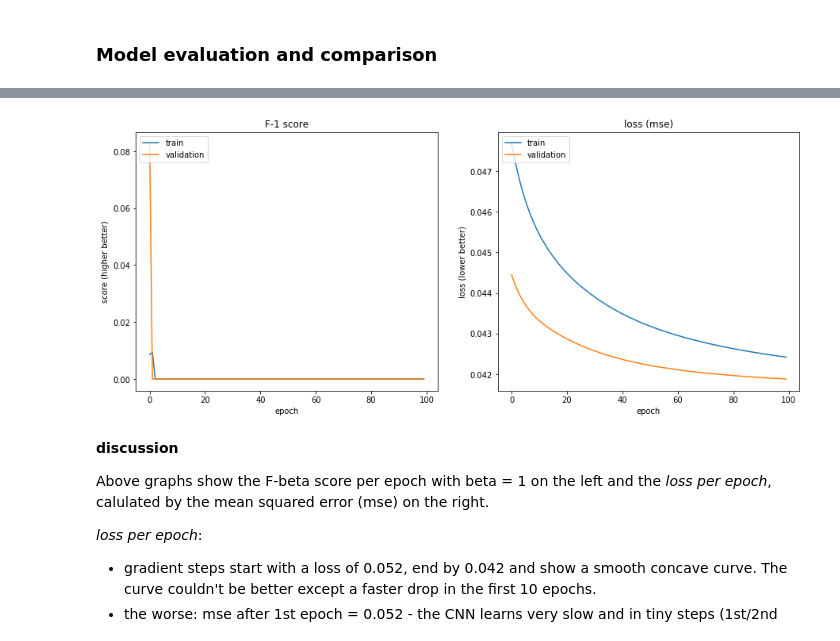
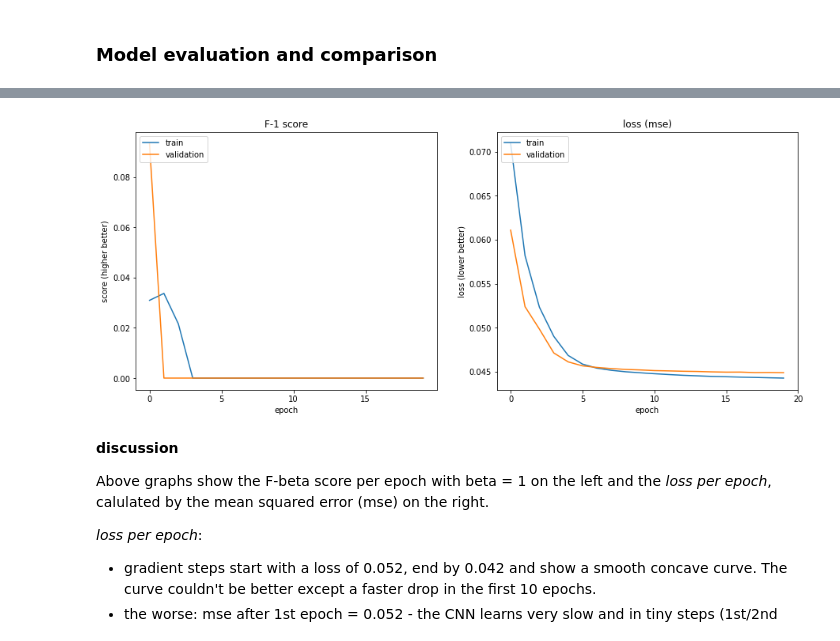
Before and after one commit to damilo/keyestcnn, a Jupyter notebook: keyestcnn.ipynb, the cells around one changed output, grey strips where cells are left out. Cells and saved outputs as stored; diff of their text form; code cells hidden in the pictures.

```diff
--- a/keyestcnn.ipynb
+++ b/keyestcnn.ipynb
@@ -194,6 +228,8 @@ def path_to_tensor (img_path):
     img = image.load_img (img_path, color_mode='grayscale')#, target_size=(88, 88))
     # convert PIL.Image.Image type to 3D tensor
     x = image.img_to_array (img)
+    x = resize_image (x)
+    x = x[:,:,np.newaxis]
     # convert 3D tensor to 4D tensor
     return np.expand_dims (x, axis=0)
 
@@ -243,19 +279,19 @@ K.clear_session ()
 inputs = layers.Input (shape=spectro_tensors.shape[1:], name='input')
 
 # hidden layers
-net = layers.Conv2D (filters=16, kernel_size=(1,1), strides=(1,1),
+net = layers.Conv2D (filters=32, kernel_size=(2,2), strides=(1,1),
                      padding='same', # don't lose information due to conv window runs out of image / strides = 1 = OK
                      activation='relu',
                      name='conv2d_1') (inputs)
-#net = layers.MaxPooling2D (pool_size=(2,2), strides=None, name='maxp_1') (net)
+net = layers.MaxPooling2D (pool_size=(2,2), strides=None, name='maxp_1') (net)
 
-net = layers.Conv2D (filters=32, kernel_size=(2,2), strides=(1,1),
+net = layers.Conv2D (filters=64, kernel_size=(2,2), strides=(1,1),
               padding='same',
               activation='relu',
               name='conv2d_2') (net)
 net = layers.MaxPooling2D (pool_size=(2,2), strides=None, name='maxp_2') (net)
 
-net = layers.Conv2D (filters=64, kernel_size=(2,2), strides=(1,1),
+net = layers.Conv2D (filters=128, kernel_size=(2,2), strides=(1,1),
               padding='same',
               activation='relu',
               name='conv2d_3') (net)
@@ -334,8 +370,8 @@ model.compile (optimizer=opt_sgd, loss=losses.mean_squared_error, metrics=[fbeta
 import os
 from keras import callbacks
 
-PARAM_MAX_EPOCHS = 100 # PARAM: number of model-fit runs
-PARAM_N_BATCH = 10 # PARAM: number of input samples for one feedfwd-backprop step
+PARAM_MAX_EPOCHS = 20 # PARAM: number of model-fit runs
+PARAM_N_BATCH = 20 # PARAM: number of input samples for one feedfwd-backprop step
 
 checkpointer = callbacks.ModelCheckpoint (
     filepath=os.path.join ('model','model.w.best.h5'),
@@ -357,27 +408,28 @@ dict_keys(['val_loss', 'val_fbeta', 'fbeta', 'loss'])
 # %%
 import matplotlib.pyplot as plt
 %matplotlib inline
 
-fig, axs = plt.subplots (1, 2)
+fig, axs = plt.subplots (1, 2, sharex=True)
 
 # summarize history for accuracy
 axs[0].plot (history.history['fbeta'])
 if 'val_fbeta' in history.history:
     axs[0].plot (history.history['val_fbeta'])
 axs[0].set (xlabel='epoch', ylabel='score (higher better)', title='F-{} score'.format (PARAM_BETA))
 axs[0].legend (['train', 'validation'], loc='upper left')
 
 # summarize history for loss
 axs[1].plot (history.history['loss'])
 if 'val_loss' in history.history:
     axs[1].plot (history.history['val_loss'])
 axs[1].set (xlabel='epoch', ylabel='loss (lower better)', title='loss (mse)')
 axs[1].legend (['train', 'validation'], loc='upper left')
 
 fig.set_size_inches ((15., 6.), forward=True)
+plt.xticks (range (0,PARAM_MAX_EPOCHS+1, int (PARAM_MAX_EPOCHS/4)))
 plt.show ()
 # %% [output]
-[figure, old version]
+[figure, new version]
 # %% [markdown]
 **discussion**
 
```
Also changed, not shown: parts of 15 cells of this notebook, 4 other files.
